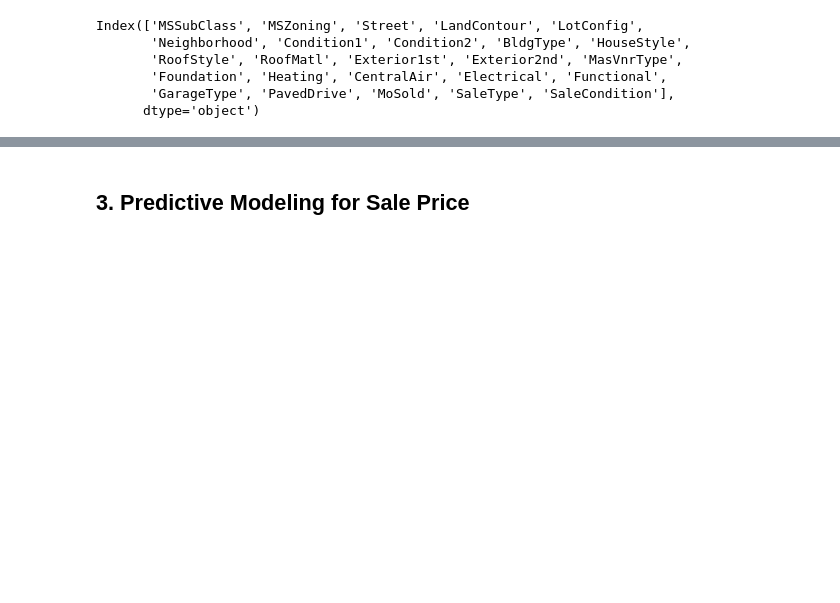
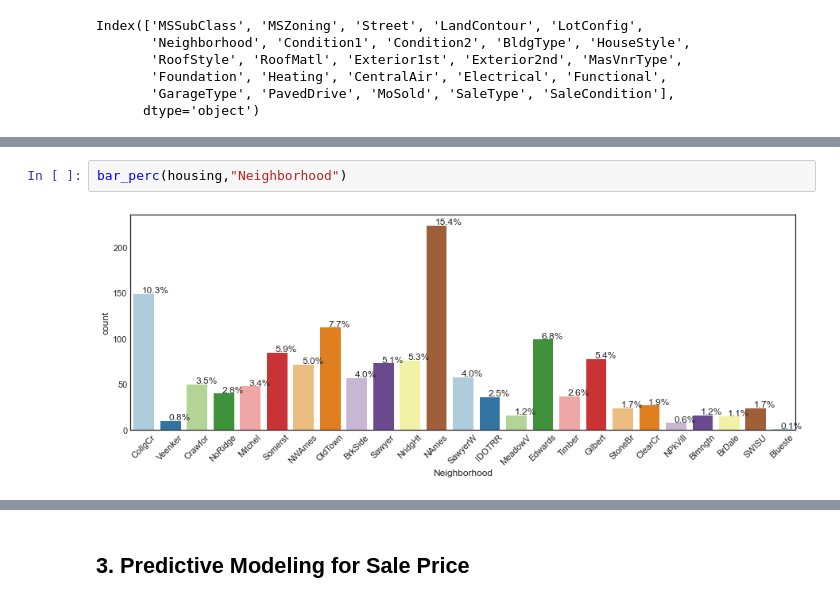
Before and after one commit to CS521-Burstein/final-project-alexmao0501, a Jupyter notebook: finalprojectv2.ipynb, the cells around one changed output, grey strips where cells are left out. Saved outputs shown, nothing was run; the diff lists cells and outputs as text; blank space fills up the shorter version.

```diff
--- a/finalprojectv2.ipynb
+++ b/finalprojectv2.ipynb
@@ -840,0 +811,4 @@ for var, subplot in zip(["MSZoning","LandContour","LotConfig","RoofStyle","RoofM
+# %%
+bar_perc(housing,"Neighborhood")
+# %% [output]
+[figure, added]
```
Also changed, not shown: parts of 41 cells of this notebook.
